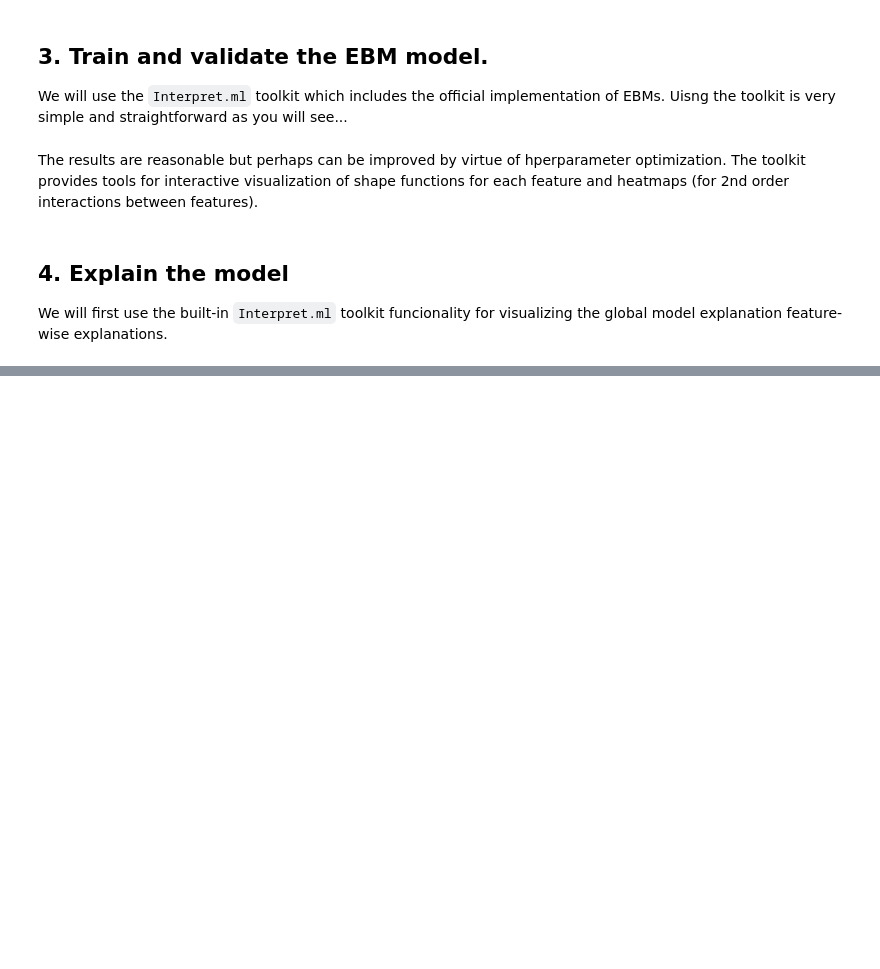
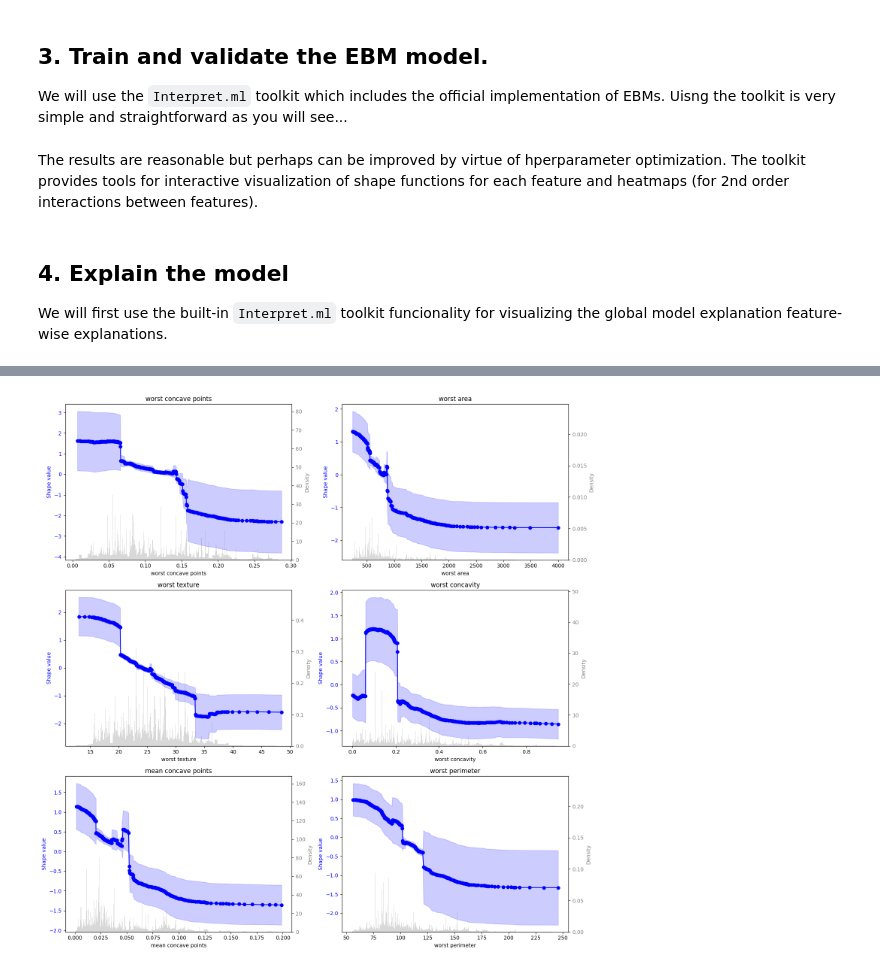
Before and after one commit to VectorInstitute/interpretability, a Jupyter notebook: reference_implementations/Intepretable-models/Tabular/EBM/EBM-jupyter.ipynb, the cells around one changed output, grey strips where cells are left out. Saved outputs shown, nothing was run; the diff lists cells and outputs as text; code cells hidden in the pictures; blank space fills up the shorter version.

```diff
--- a/reference_implementations/Intepretable-models/Tabular/EBM/EBM-jupyter.ipynb
+++ b/reference_implementations/Intepretable-models/Tabular/EBM/EBM-jupyter.ipynb
@@ -130,24 +125,24 @@ show(global_explanation)
 # %%
 
-# import numpy as np
-# import matplotlib.pyplot as plt
-# from sklearn.datasets import load_breast_cancer
-# from sklearn.model_selection import train_test_split
-# from interpret.glassbox import ExplainableBoostingClassifier
+import numpy as np
+import matplotlib.pyplot as plt
+from sklearn.datasets import load_breast_cancer
+from sklearn.model_selection import train_test_split
+from interpret.glassbox import ExplainableBoostingClassifier
 
-# # 1. Load the breast cancer dataset and get feature names
-# data = load_breast_cancer()
-# X, y = data.data, data.target
-# feature_names = data.feature_names  # actual names
+# 1. Load the breast cancer dataset and get feature names
+data = load_breast_cancer()
+X, y = data.data, data.target
+feature_names = data.feature_names  # actual names
 
-# # 2. Split the data into training and test sets
-# X_train, X_test, y_train, y_test = train_test_split(X, y, random_state=42)
+# 2. Split the data into training and test sets
+X_train, X_test, y_train, y_test = train_test_split(X, y, random_state=42)
 
-# # 3. Train an Explainable Boosting Classifier using the actual feature names.
-# ebm = ExplainableBoostingClassifier(feature_names=feature_names, random_state=42)
-# ebm.fit(X_train, y_train)
+# 3. Train an Explainable Boosting Classifier using the actual feature names.
+ebm = ExplainableBoostingClassifier(feature_names=feature_names, random_state=42)
+ebm.fit(X_train, y_train)
 
-# 4. Get term importances and select the top six univariate (main effect) terms.
+#4. Get term importances and select the top six univariate (main effect) terms.
 importances = ebm.term_importances(importance_type="avg_weight")
 term_names = np.array(ebm.term_names_)
 term_features = ebm.term_features_
@@ -204,30 +199,32 @@ for idx, term_idx in enumerate(top6_indices):
 
     # Plot the shape function.
     ax.plot(bin_centers, shape_vals, marker='o', linestyle='-', color='blue',
             label='Shape function')
     # Instead of error bars, fill the area between (shape_vals - std_vals) and (shape_vals + std_vals)
     if std_vals is not None:
         lower = shape_vals - std_vals
         upper = shape_vals + std_vals
         ax.fill_between(bin_centers, lower, upper, color='blue', alpha=0.2)
 
     ax.set_xlabel(feature_names[feature_idx])
     ax.set_ylabel("Shape value", color='blue')
     ax.tick_params(axis='y', labelcolor='blue')
     ax.set_title(top6_names[idx])
 
     # Create a twin axis for the feature histogram.
     ax2 = ax.twinx()
     feat_data = X_train[:, feature_idx]
     if new_bin_edges is not None:
         ax2.hist(feat_data, bins=new_bin_edges, color='gray', alpha=0.3,
                  density=True, label='Feature density')
     else:
         values, counts = np.unique(feat_data, return_counts=True)
         ax2.bar(values, counts / np.sum(counts), color='gray', alpha=0.3,
                 label='Feature density')
     ax2.set_ylabel("Density", color='gray')
     ax2.tick_params(axis='y', labelcolor='gray')
 
 plt.tight_layout()
 plt.show()
+# %% [output]
+[figure, added]
```
Also changed, not shown: parts of 3 cells of this notebook, 3 other files.
